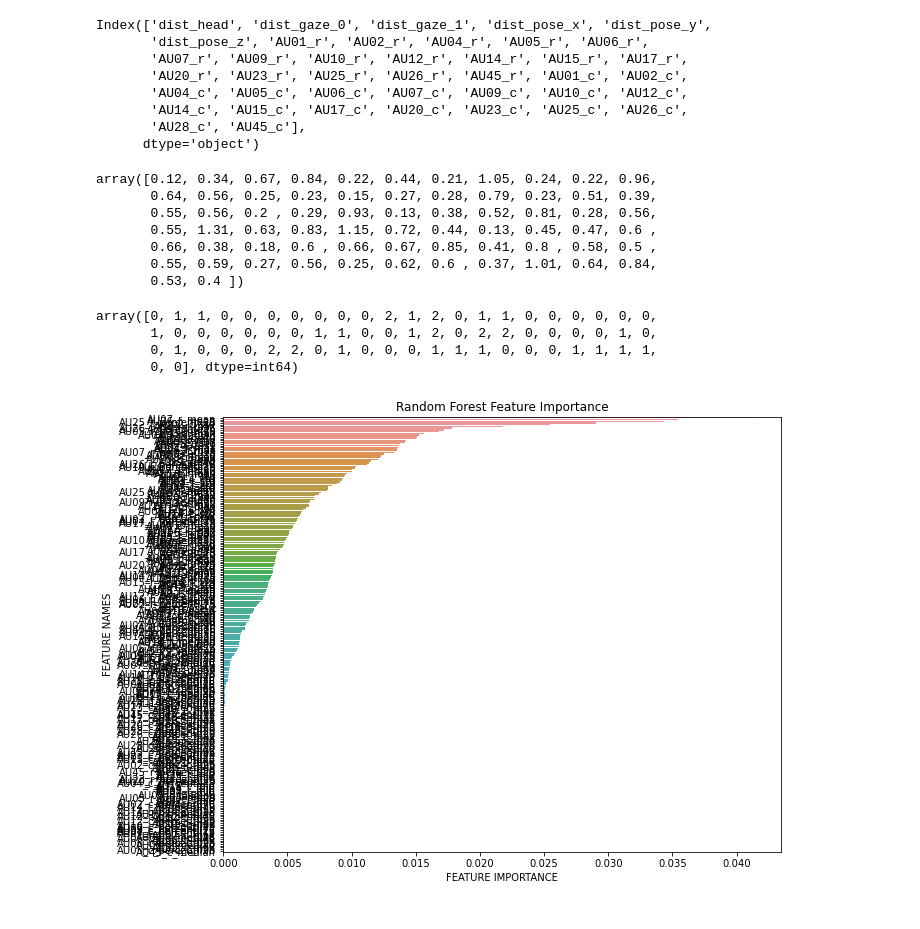
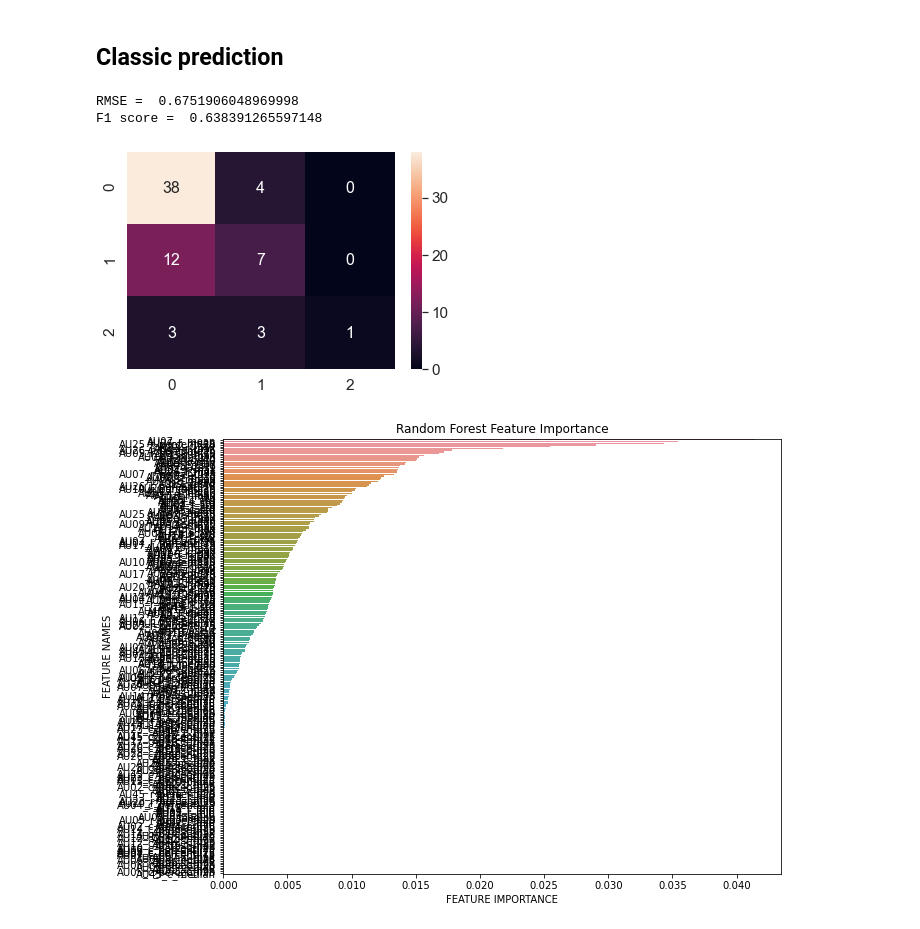
Before and after one commit to Projet-Fil-Rouge-AFPA/filrouge, a Jupyter notebook: Notebook_Vincent.ipynb, the cells around one changed output. Cells and saved outputs as stored; diff of their text form; code cells hidden in the pictures.

```diff
--- a/Notebook_Vincent.ipynb
+++ b/Notebook_Vincent.ipynb
@@ -128,3 +125,29 @@ Index(['dist_head', 'dist_gaze_0', 'dist_gaze_1', 'dist_pose_x', 'dist_pose_y',
+# %% [markdown]
+## Classic prediction
+# %%
+y_train = y_train.values.ravel()
+y_test = y_test.values.ravel()
+
+model = RandomForestClassifier(random_state = 42)
+model.fit(x_train,y_train)
+y_pred = model.predict(x_test)
+
+from sklearn.metrics import mean_squared_error
+rmse = mean_squared_error(y_pred,y_test,squared=False)
+print('RMSE = ',rmse)
+print("F1 score = ", f1_score(y_test, y_pred, average='weighted'))
+# %% [output]
+RMSE =  0.6751906048969998
+F1 score =  0.638391265597148
+# %%
+cm = confusion_matrix(y_test, y_pred)
+df_cm = pd.DataFrame(cm, range(3), range(3))
+#plt.figure(figsize=(10,7))
+sns.set(font_scale=1.4) # for label size
+sns.heatmap(df_cm, annot=True, annot_kws={"size": 16}) # font size
+plt.show()
+# %% [output]
+[figure, added]
 # %%
 t_d1 = ['dist_head', 'dist_gaze_0', 'dist_gaze_1', 'dist_pose_x',
        'dist_pose_y', 'dist_pose_z']
@@ -139,31 +162,3 @@ t_d3 = ['AU01_c', 'AU02_c', 'AU04_c',
        'AU45_c']
 
 t_d4 = ['sexe']
-# %%
-x.columns
-# %% [output]
-Index(['dist_head', 'dist_gaze_0', 'dist_gaze_1', 'dist_pose_x', 'dist_pose_y',
-       'dist_pose_z', 'AU01_r', 'AU02_r', 'AU04_r', 'AU05_r', 'AU06_r',
-       'AU07_r', 'AU09_r', 'AU10_r', 'AU12_r', 'AU14_r', 'AU15_r', 'AU17_r',
-       'AU20_r', 'AU23_r', 'AU25_r', 'AU26_r', 'AU45_r', 'AU01_c', 'AU02_c',
-       'AU04_c', 'AU05_c', 'AU06_c', 'AU07_c', 'AU09_c', 'AU10_c', 'AU12_c',
-       'AU14_c', 'AU15_c', 'AU17_c', 'AU20_c', 'AU23_c', 'AU25_c', 'AU26_c',
-       'AU28_c', 'AU45_c'],
-      dtype='object')
-# %%
-y_pred
-# %% [output]
-array([0.12, 0.34, 0.67, 0.84, 0.22, 0.44, 0.21, 1.05, 0.24, 0.22, 0.96,
-       0.64, 0.56, 0.25, 0.23, 0.15, 0.27, 0.28, 0.79, 0.23, 0.51, 0.39,
-       0.55, 0.56, 0.2 , 0.29, 0.93, 0.13, 0.38, 0.52, 0.81, 0.28, 0.56,
-       0.55, 1.31, 0.63, 0.83, 1.15, 0.72, 0.44, 0.13, 0.45, 0.47, 0.6 ,
-       0.66, 0.38, 0.18, 0.6 , 0.66, 0.67, 0.85, 0.41, 0.8 , 0.58, 0.5 ,
-       0.55, 0.59, 0.27, 0.56, 0.25, 0.62, 0.6 , 0.37, 1.01, 0.64, 0.84,
-       0.53, 0.4 ])
-# %%
-y_test
-# %% [output]
-array([0, 1, 1, 0, 0, 0, 0, 0, 0, 0, 2, 1, 2, 0, 1, 1, 0, 0, 0, 0, 0, 0,
-       1, 0, 0, 0, 0, 0, 0, 1, 1, 0, 0, 1, 2, 0, 2, 2, 0, 0, 0, 0, 1, 0,
-       0, 1, 0, 0, 0, 2, 2, 0, 1, 0, 0, 0, 1, 1, 1, 0, 0, 0, 1, 1, 1, 1,
-       0, 0], dtype=int64)
```
Also changed, not shown: parts of 10 cells of this notebook, 1 other file.
